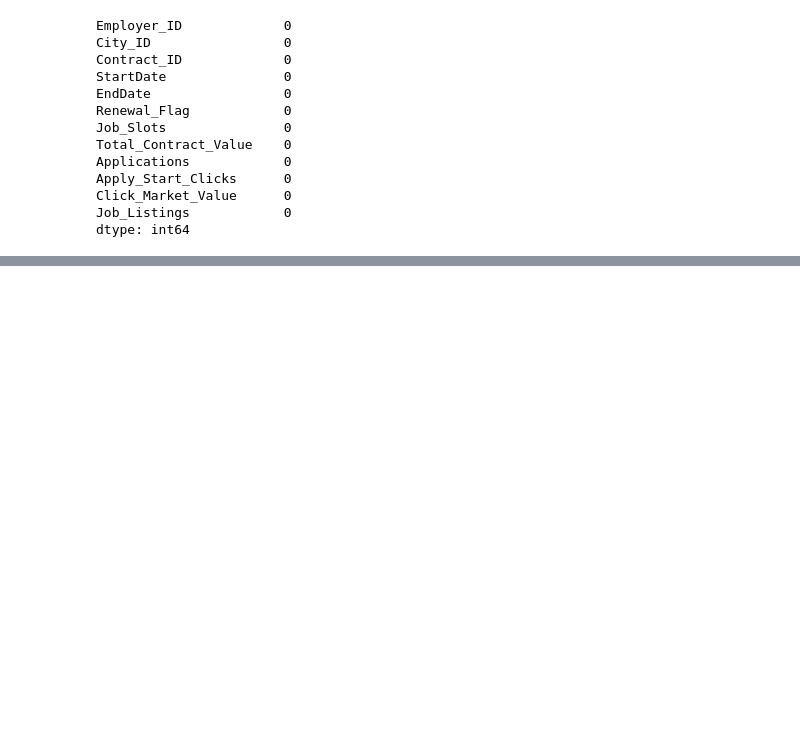
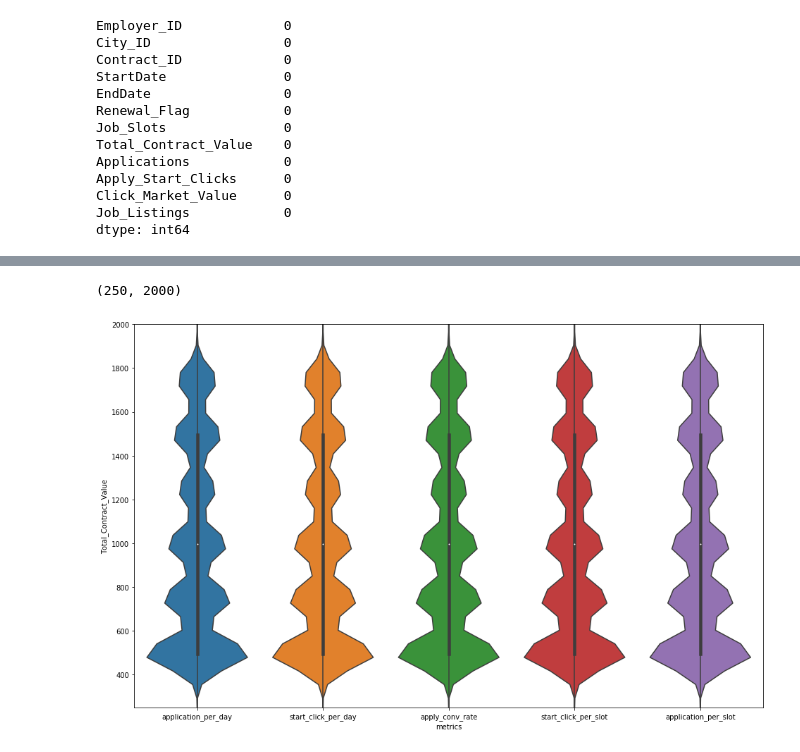
Before and after one commit to telenovelachuan/job_slot_retention, a Jupyter notebook: metric_design.ipynb, the cells around one changed output, grey strips where cells are left out. Cells and saved outputs as stored; diff of their text form; code cells hidden in the pictures; blank space fills up the shorter version.

```diff
--- a/metric_design.ipynb
+++ b/metric_design.ipynb
@@ -57,0 +110,8 @@ df_metrics
+# %%
+fig, axs = plt.subplots(1, 1, figsize=(16, 10))
+
+sns.violinplot(x='metrics', y='Total_Contract_Value', data=df_violin)
+plt.ylim(250, 2000)
+# %% [output]
+(250, 2000)
+[figure, added]
```
Also changed, not shown: parts of 6 cells of this notebook.
